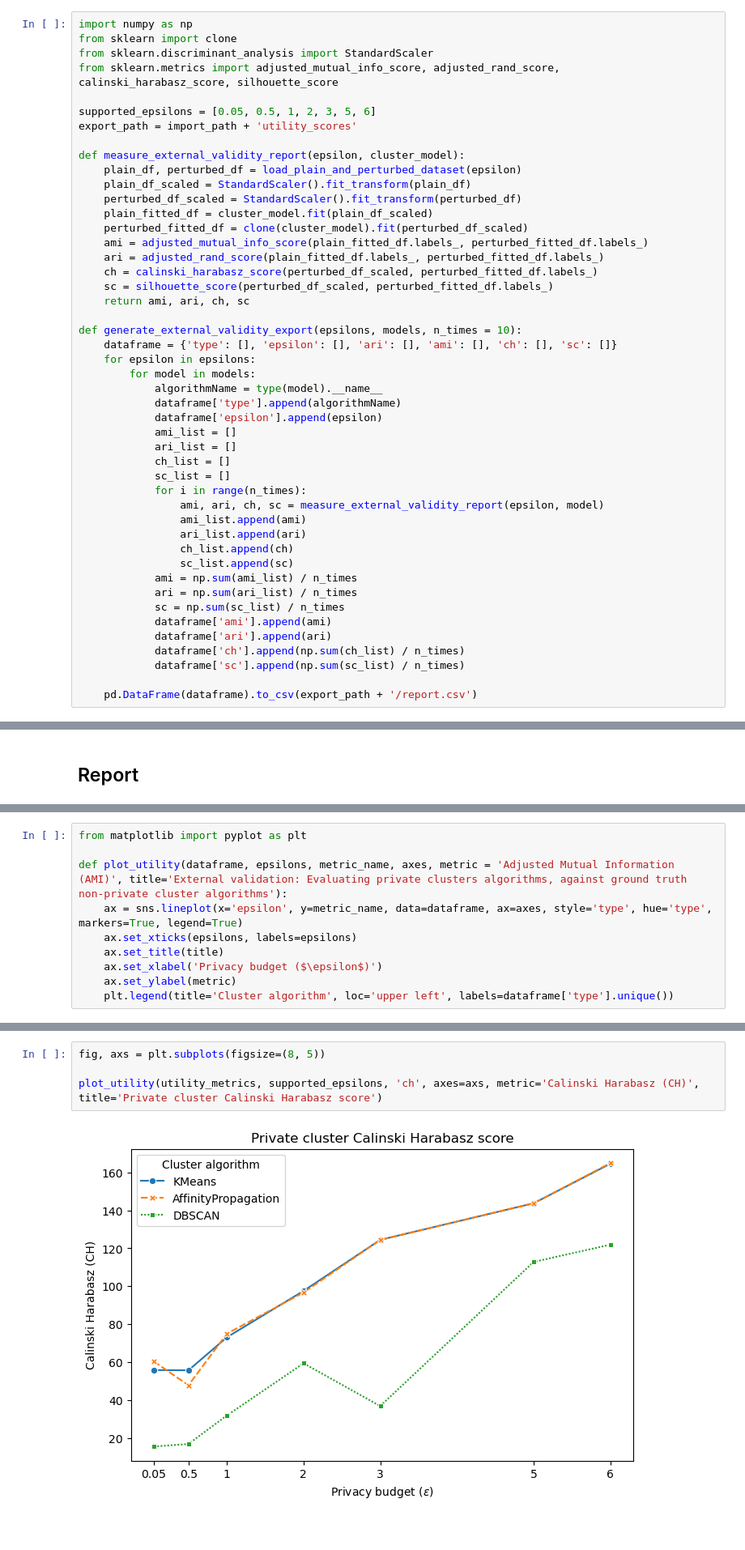
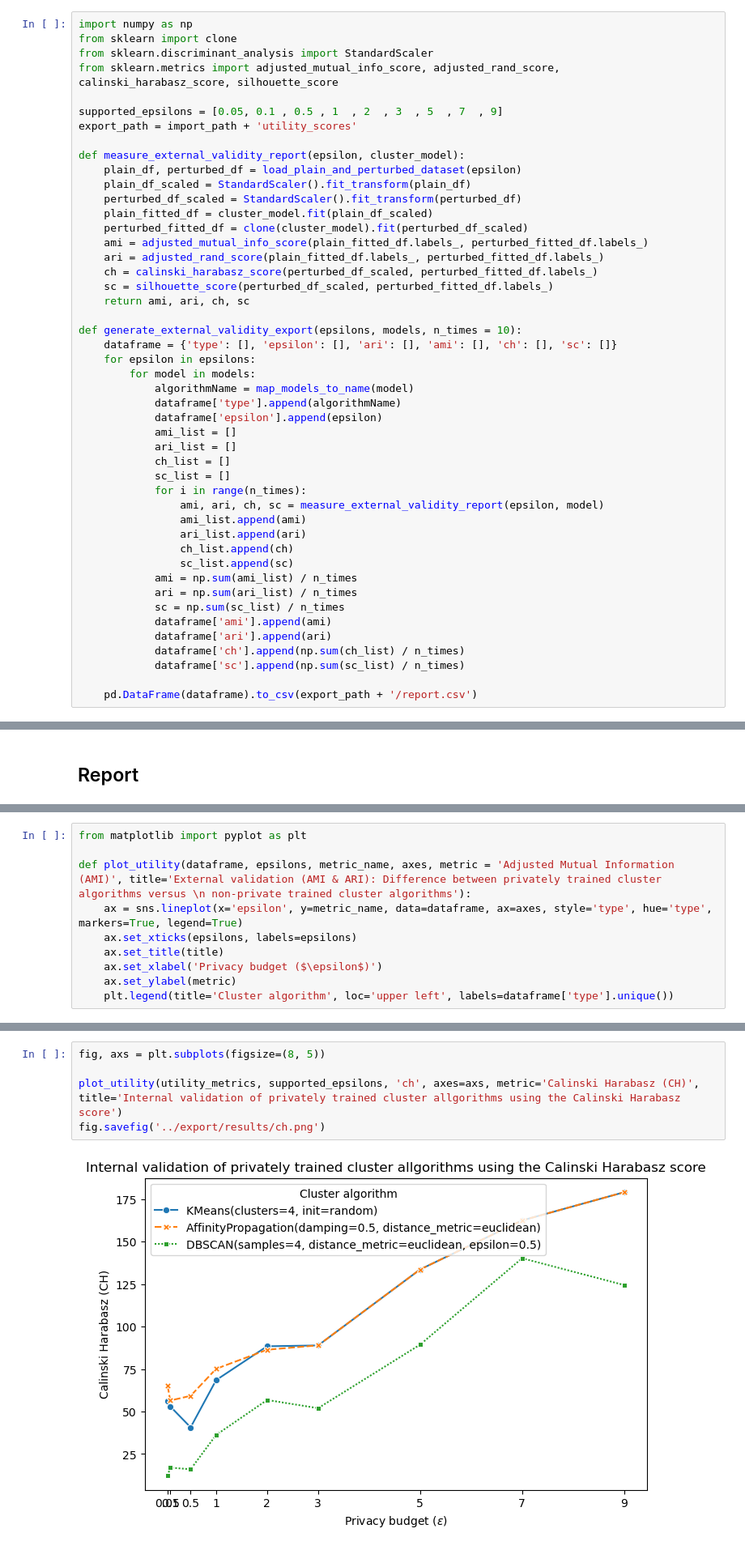
Before and after one commit to tjvanderende/privacy-preserved-clustering-with-nD-Laplace, a Jupyter notebook: RQ1/research/utility-experitments.ipynb, the cells around one changed output, grey strips where cells are left out. Shown at 81% size. Drawn from its saved outputs; the diff is of its cells as text.

```diff
--- a/RQ1/research/utility-experitments.ipynb
+++ b/RQ1/research/utility-experitments.ipynb
@@ -45,7 +58,7 @@ from sklearn import clone
 from sklearn.discriminant_analysis import StandardScaler
 from sklearn.metrics import adjusted_mutual_info_score, adjusted_rand_score, calinski_harabasz_score, silhouette_score
 
-supported_epsilons = [0.05, 0.5, 1, 2, 3, 5, 6]
+supported_epsilons = [0.05, 0.1 , 0.5 , 1  , 2  , 3  , 5  , 7  , 9]
 export_path = import_path + 'utility_scores'
 
 def measure_external_validity_report(epsilon, cluster_model):
@@ -64,7 +77,7 @@ def generate_external_validity_export(epsilons, models, n_times = 10):
     dataframe = {'type': [], 'epsilon': [], 'ari': [], 'ami': [], 'ch': [], 'sc': []}
     for epsilon in epsilons:
         for model in models:
-            algorithmName = type(model).__name__
+            algorithmName = map_models_to_name(model)
             dataframe['type'].append(algorithmName)
             dataframe['epsilon'].append(epsilon)
             ami_list = []
@@ -126,7 +139,7 @@ utility_metrics.head()
 # %%
 from matplotlib import pyplot as plt
 
-def plot_utility(dataframe, epsilons, metric_name, axes, metric = 'Adjusted Mutual Information (AMI)', title='External validation: Evaluating private clusters algorithms, against ground truth non-private cluster algorithms'):
+def plot_utility(dataframe, epsilons, metric_name, axes, metric = 'Adjusted Mutual Information (AMI)', title='External validation (AMI & ARI): Difference between privately trained cluster algorithms versus \n non-private trained cluster algorithms'):
     ax = sns.lineplot(x='epsilon', y=metric_name, data=dataframe, ax=axes, style='type', hue='type', markers=True, legend=True)
     ax.set_xticks(epsilons, labels=epsilons)
     ax.set_title(title)
@@ -142,9 +156,10 @@ plot_utility(utility_metrics, supported_epsilons, 'ari', axes=axs[1])
 # %%
 fig, axs = plt.subplots(figsize=(8, 5))
 
-plot_utility(utility_metrics, supported_epsilons, 'ch', axes=axs, metric='Calinski Harabasz (CH)', title='Private cluster Calinski Harabasz score')
+plot_utility(utility_metrics, supported_epsilons, 'ch', axes=axs, metric='Calinski Harabasz (CH)', title='Internal validation of privately trained cluster allgorithms using the Calinski Harabasz score')
+fig.savefig('../export/results/ch.png')
 # %% [output]
-[figure, old version]
+[figure, new version]
 # %%
 fig, axs = plt.subplots(figsize=(8, 5))
 
```
Also changed, not shown: parts of 8 cells of this notebook, 32 other files.
